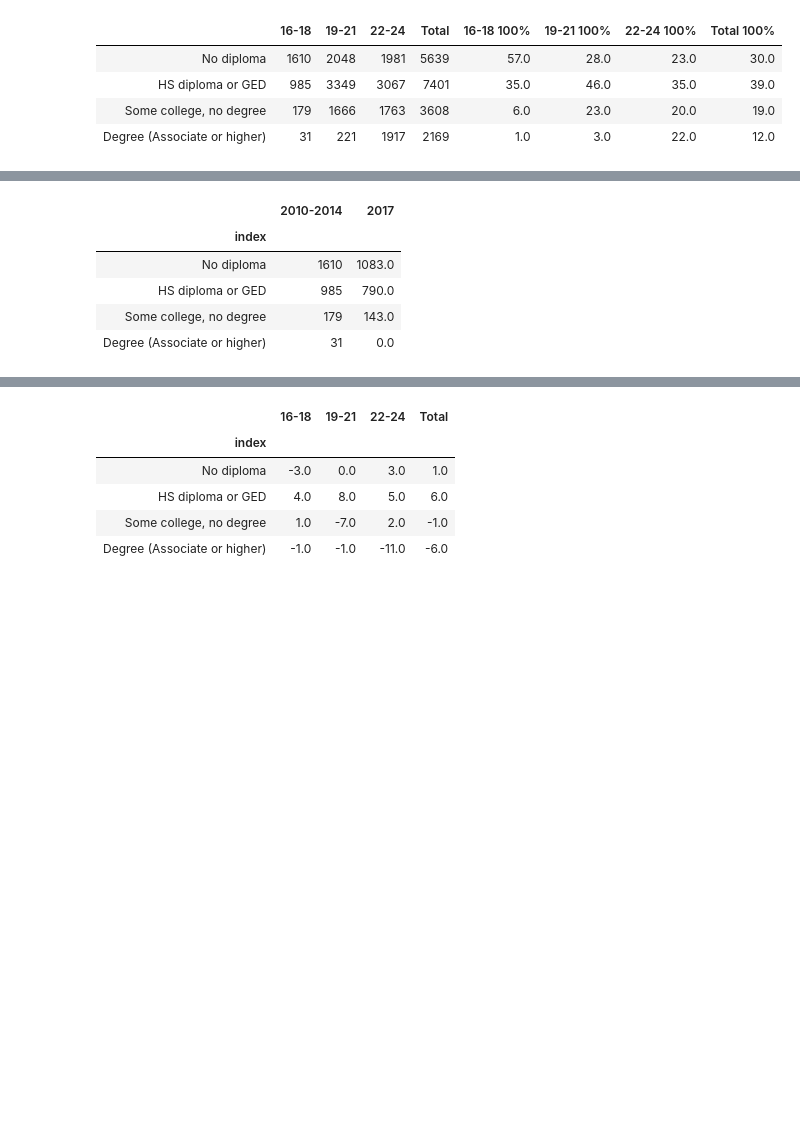
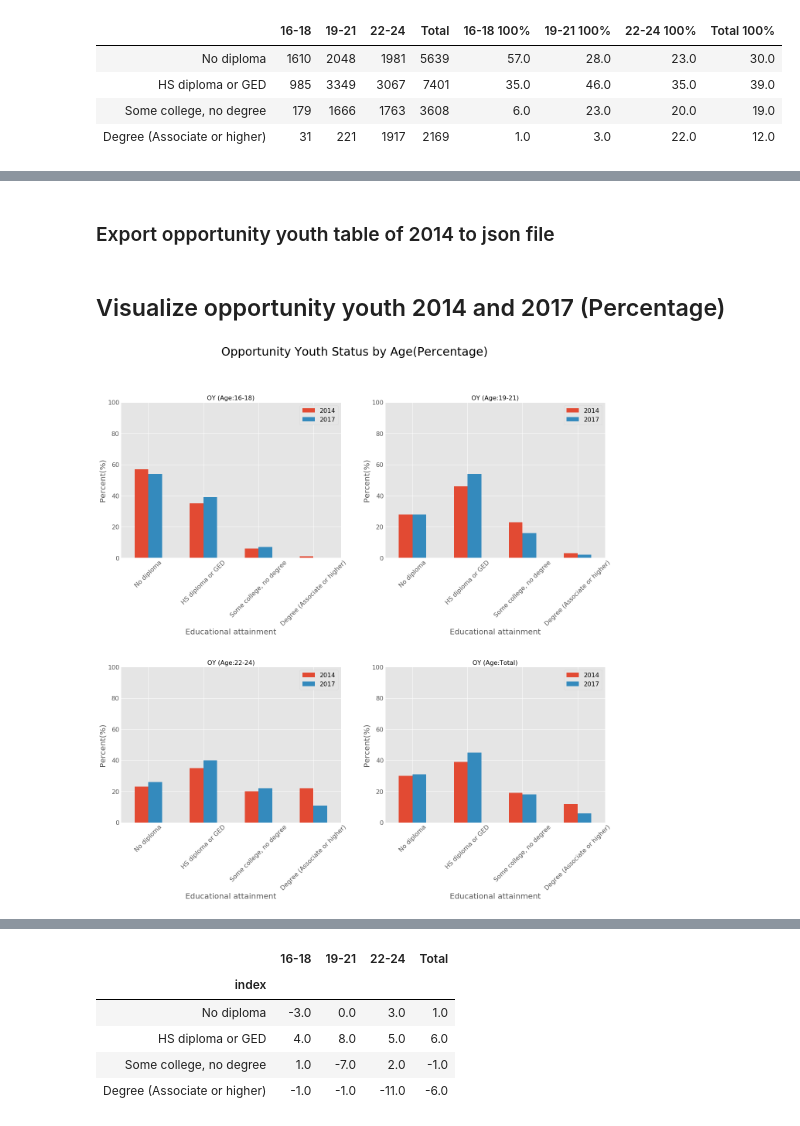
Before and after one commit to YufenLin/opportunity_youth, a Jupyter notebook: src/oy_table_2017.ipynb, the cells around one changed output, grey strips where cells are left out. Drawn from its saved outputs; the diff is of its cells as text; code cells hidden in the pictures; blank space fills up the shorter version.

```diff
--- a/src/oy_table_2017.ipynb
+++ b/src/oy_table_2017.ipynb
@@ -258,9 +122,2 @@ df_1618.rename(columns={"16-18":"2010-2014","popluation_16_18":2017}, inplace =
-# %%
-df_1618
-# %% [output]
-|  | 2010-2014 | 2017 |
-| index |  |  |
-| No diploma | 1610 | 1083.0 |
-| HS diploma or GED | 985 | 790.0 |
-| Some college, no degree | 179 | 143.0 |
-| Degree (Associate or higher) | 31 | 0.0 |
+# %% [markdown]
+### Export opportunity youth table of 2014 to json file
@@ -266,0 +126,34 @@ df_1618
+# %% [markdown]
+## Visualize opportunity youth 2014 and 2017 (Percentage)
+# %%
+plt.style.use('ggplot')
+fig, axes = plt.subplots(nrows=2, ncols=2, figsize=(20,20))
+fig.suptitle('Opportunity Youth Status by Age(Percentage)', fontsize=30)
+plt.subplots_adjust(wspace=0.2, hspace=0.7)
+
+for i in range(0,4):
+#     subplot row and column
+    row = (i)//2
+    col = i%2
+    ax = axes[row][col]
+
+#     import 2014 and 2017 table
+    df = pd.concat([df_oy_2014.iloc[:,i+4],df_oy_2017.iloc[:,2*i+1]], axis=1)
+    df.plot.bar(ax=ax, fontsize=16)
+
+#     age group title
+    title = df_oy_2014.columns[i]
+#     set title of each axes in different age
+    ax.set_title("OY (Age:"+title+")".format(n), fontsize=16)
+#     set label and legend
+    ax.set_xlabel('Educational attainment', fontsize=20)
+    ax.set_ylabel('Percent(%)', fontsize=20)
+    ax.legend(['2014','2017'], fontsize=16)
+#     rotate x labels
+    for tick in ax.get_xticklabels():
+        tick.set_rotation(45)
+    ax.set_ylim(0, 100)
+
+fig.savefig('oy_fig.png')
+# %% [output]
+[figure, added]
```
Also changed, not shown: parts of 36 cells of this notebook.
